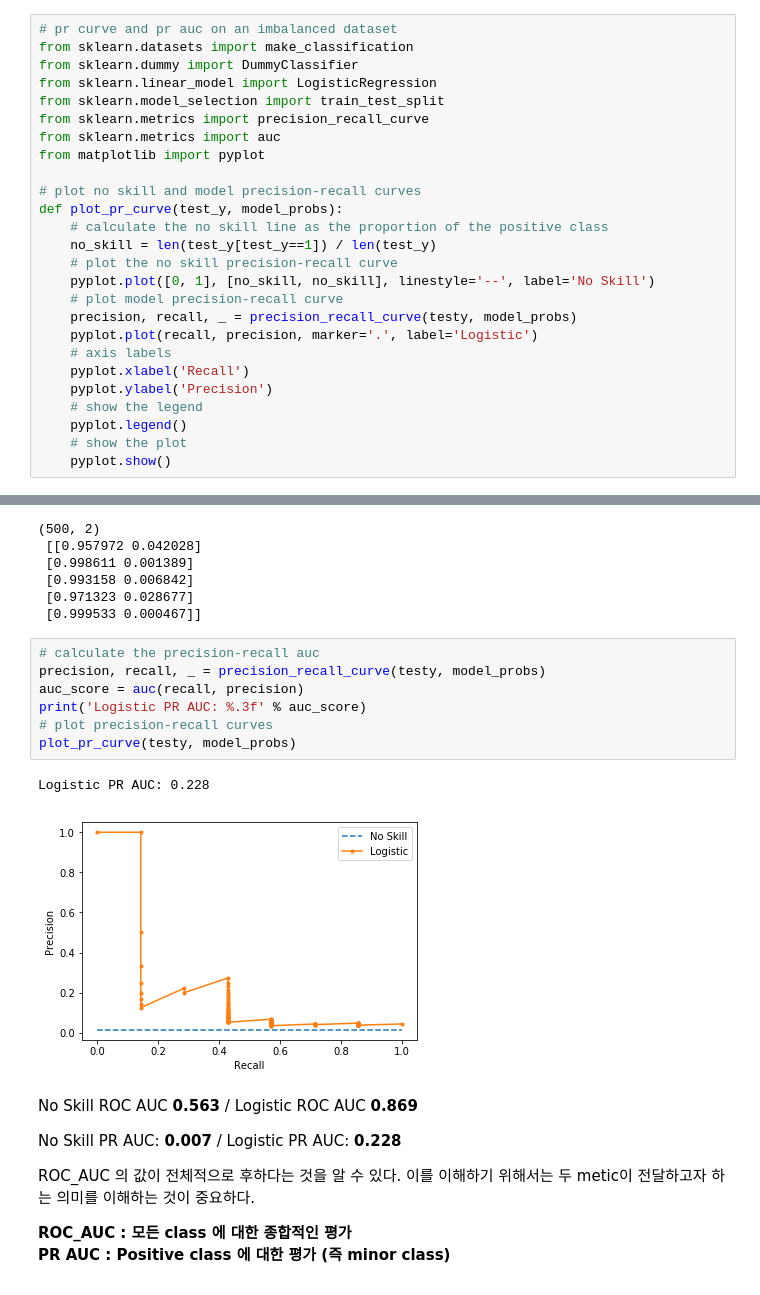
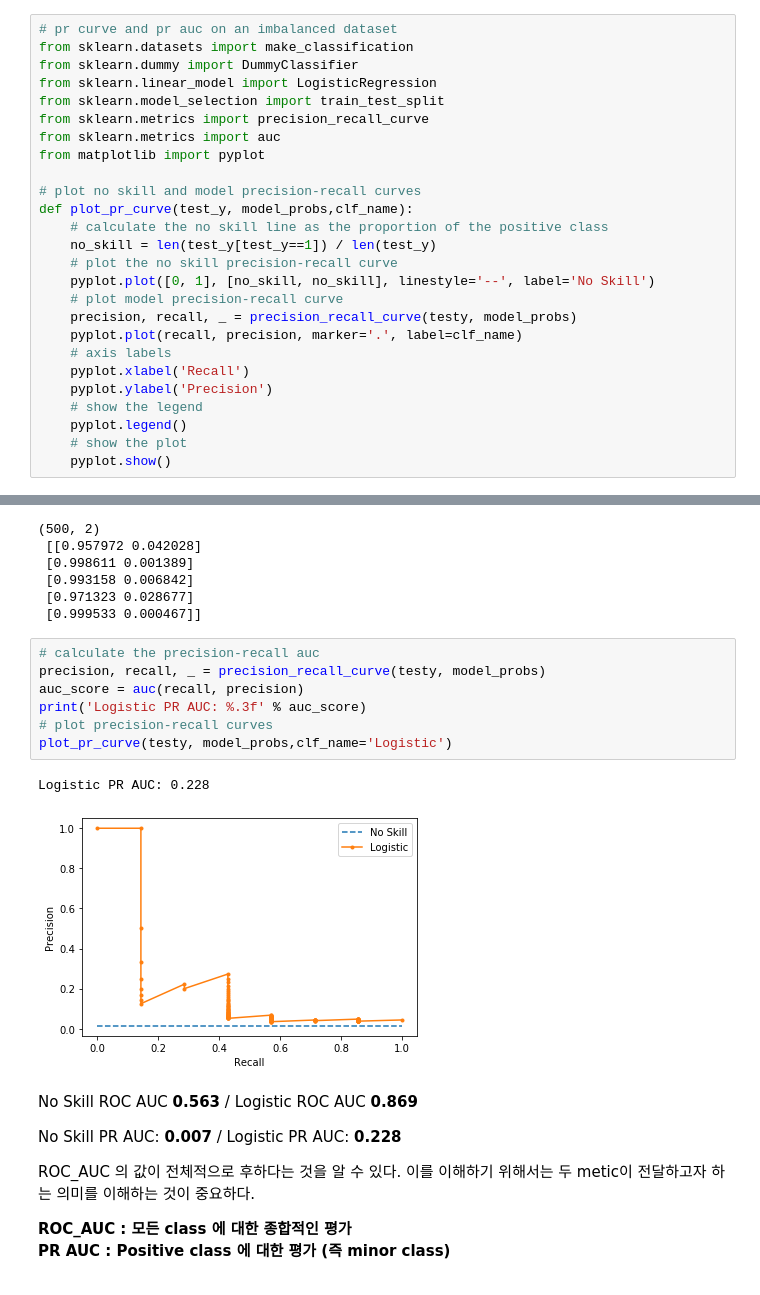
Before and after one commit to cypision/Alchemy-in-MLDL, a Jupyter notebook: ML_Area/Imbalanced_Precision_Recall_Curve.ipynb, the cells around one changed output, grey strips where cells are left out. Saved outputs shown, nothing was run; the diff lists cells and outputs as text.

```diff
--- a/ML_Area/Imbalanced_Precision_Recall_Curve.ipynb
+++ b/ML_Area/Imbalanced_Precision_Recall_Curve.ipynb
@@ -118,14 +118,14 @@ from sklearn.metrics import auc
 from matplotlib import pyplot
 
 # plot no skill and model precision-recall curves
-def plot_pr_curve(test_y, model_probs):
+def plot_pr_curve(test_y, model_probs,clf_name):
     # calculate the no skill line as the proportion of the positive class
     no_skill = len(test_y[test_y==1]) / len(test_y)
     # plot the no skill precision-recall curve
     pyplot.plot([0, 1], [no_skill, no_skill], linestyle='--', label='No Skill')
     # plot model precision-recall curve
     precision, recall, _ = precision_recall_curve(testy, model_probs)
-    pyplot.plot(recall, precision, marker='.', label='Logistic')
+    pyplot.plot(recall, precision, marker='.', label=clf_name)
     # axis labels
     pyplot.xlabel('Recall')
     pyplot.ylabel('Precision')
@@ -172,13 +172,13 @@ model_probs = yhat[:, 1]
 # %%
 # calculate the precision-recall auc
 precision, recall, _ = precision_recall_curve(testy, model_probs)
 auc_score = auc(recall, precision)
 print('Logistic PR AUC: %.3f' % auc_score)
 # plot precision-recall curves
-plot_pr_curve(testy, model_probs)
+plot_pr_curve(testy, model_probs,clf_name='Logistic')
 # %% [output]
 Logistic PR AUC: 0.228
-[figure, old version]
+[figure, new version]
 # %% [markdown]
 No Skill ROC AUC __0.563__ / Logistic ROC AUC __0.869__
 
```
Also changed, not shown: parts of 34 cells of this notebook.
